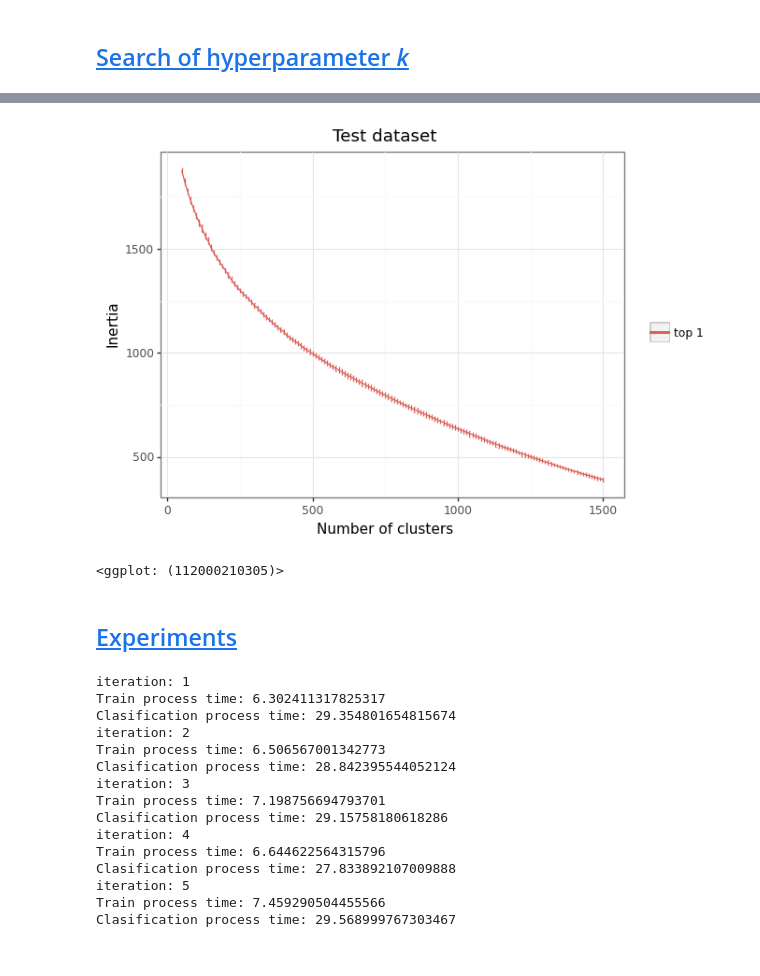
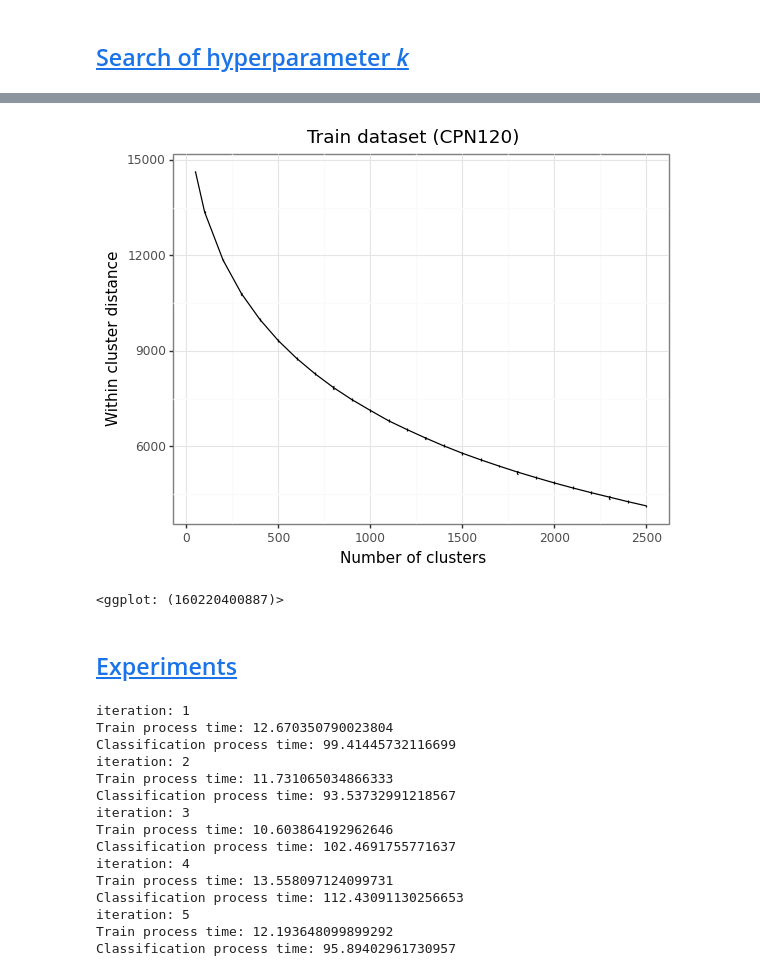
Before and after one commit to DJRamosA/AC-PLT, a Jupyter notebook: src/Replication.ipynb, the cells around one changed output, grey strips where cells are left out. Drawn from its saved outputs; the diff is of its cells as text; code cells hidden in the pictures.

```diff
--- a/src/Replication.ipynb
+++ b/src/Replication.ipynb
@@ -402,12 +403,14 @@ np.savetxt("k_acc_top_train.csv",k_acc_top_train,delimiter=',')
 # Reload the results of the hyperparameter k search
 k_acc_top_test=pd.read_csv(r"k_acc_top_test.csv", header=None).to_numpy()
 k_acc_top_train=pd.read_csv(r"k_acc_top_train.csv", header=None).to_numpy()
+k_sse=pd.read_csv(r"wcd_train.csv", header=None).to_numpy()
 # %%
 from numpy import size
 from plotnine import *
 import patchworklib as pw
 
-rango = range(50,1500+1,10)
+rango = [50]+list(range(100,2500+1,100))
+
 
 # Plot of the accuracy for each k value in the test dataset
 p1 = (
@@ -451,8 +454,7 @@ p2 = (
     ggtitle("Train dataset")+
     theme_bw()+
     theme(legend_position = "none", text=element_text(size=25))+
-    scale_y_continuous(limits = (0.1, 0.9))+
-    scale_x_continuous(limits=(0, 1550), breaks=range(0, 1501, 250), expand=(0,1))
+    scale_y_continuous(limits = (0.1, 0.9))
 )
 
 
@@ -470,21 +470,21 @@ No module named 'seaborn'
 # %%
 from numpy import size
 from plotnine import *
 
 # Plot of the inertia for each k
 (
     ggplot()+
-    aes(x=rango, color='')+
-    geom_line(aes(y=k_sse[:,0], color="'top 1'"))+
-    geom_errorbar(aes(ymin = k_sse[:,0]-k_sse[:,1], ymax = k_sse[:,0]+k_sse[:,1], color="'top 1'"))+
+    aes(x=rango)+
+    geom_line(aes(y=k_sse[:,0]))+
+    geom_errorbar(aes(ymin = k_sse[:,0]-k_sse[:,1], ymax = k_sse[:,0]+k_sse[:,1]))+
     xlab("Number of clusters")+
-    ylab("Inertia")+
-    ggtitle("Test dataset")+
+    ylab("Within cluster distance")+
+    ggtitle("Train dataset (CPN120)")+
     theme_bw()
 )
 # %% [output]
-[figure, old version]
+[figure, new version]
-<ggplot: (112000210305)>
+<ggplot: (160220400887)>
 # %% [markdown]
 ## [Experiments](#experiments)
 # %%
@@ -493,6 +493,7 @@ from sklearn.model_selection import KFold
 
 kfold=KFold(n_splits=5)
 k500_acc_top_train = np.zeros((5, 5))
+k500_acc_top_test = np.zeros((5, 5))
 
 tops=(0,2,4,9,49) # The value of the top-p to assess their accurracy
 
@@ -502,7 +503,7 @@ for train_index, test_index in kfold.split(data_matrix):
     train = data_matrix[train_index, :]
     test = data_matrix[test_index, :]
 
-    proc = AC_PLT()
+    proc = AC_PLT(n_clusters=1000)
 
     print("iteration:", i+1)
     # Training process
@@ -513,31 +514,32 @@ for train_index, test_index in kfold.split(data_matrix):
 
     # Classification process
     start = time.time()
-    acc = proc.transform(train)
+    acc_train = proc.transform(train)
+    acc_test = proc.transform(test)
     end = time.time()
-    print("Clasification process time:", end-start)
-
+    print("Classification process time:", end-start)
 
     for j in range(len(tops)):
-        k500_acc_top_train[i,j] = acc[tops[j]]
+        k500_acc_top_train[i,j] = acc_train[tops[j]]
+        k500_acc_top_test[i,j] = acc_test[tops[j]]
 
     i+=1
 # %% [output]
 iteration: 1
-Train process time: 6.302411317825317
-Clasification process time: 29.354801654815674
+Train process time: 12.670350790023804
+Classification process time: 99.41445732116699
 iteration: 2
-Train process time: 6.506567001342773
-Clasification process time: 28.842395544052124
+Train process time: 11.731065034866333
+Classification process time: 93.53732991218567
 iteration: 3
-Train process time: 7.198756694793701
-Clasification process time: 29.15758180618286
+Train process time: 10.603864192962646
+Classification process time: 102.4691755771637
 iteration: 4
-Train process time: 6.644622564315796
-Clasification process time: 27.833892107009888
+Train process time: 13.558097124099731
+Classification process time: 112.43091130256653
 iteration: 5
-Train process time: 7.459290504455566
-Clasification process time: 29.568999767303467
+Train process time: 12.193648099899292
+Classification process time: 95.89402961730957
 # %%
 print(k500_acc_top_train.mean(axis=0))
 print(k500_acc_top_train.std(axis=0))
```
Also changed, not shown: parts of 10 cells of this notebook, 1 other file.
